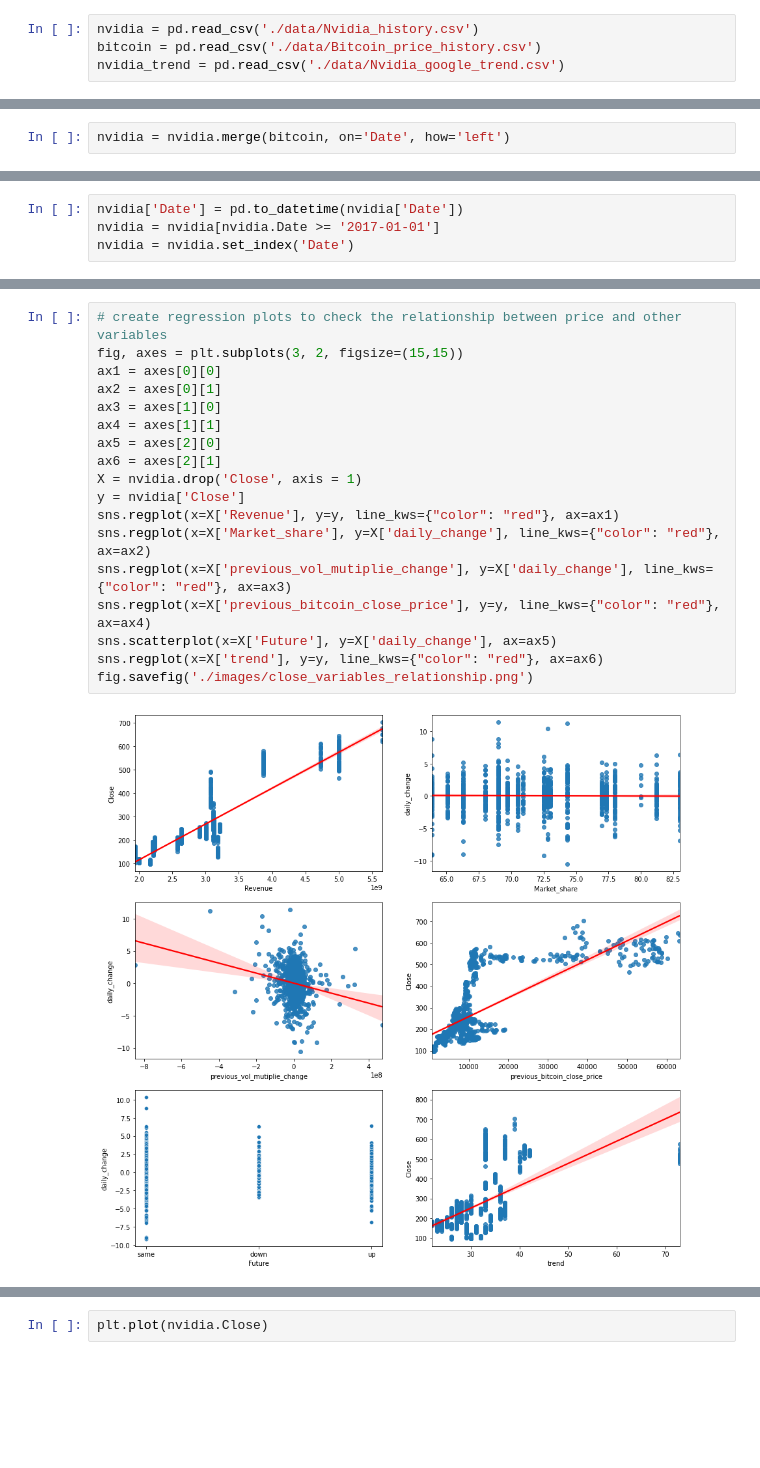
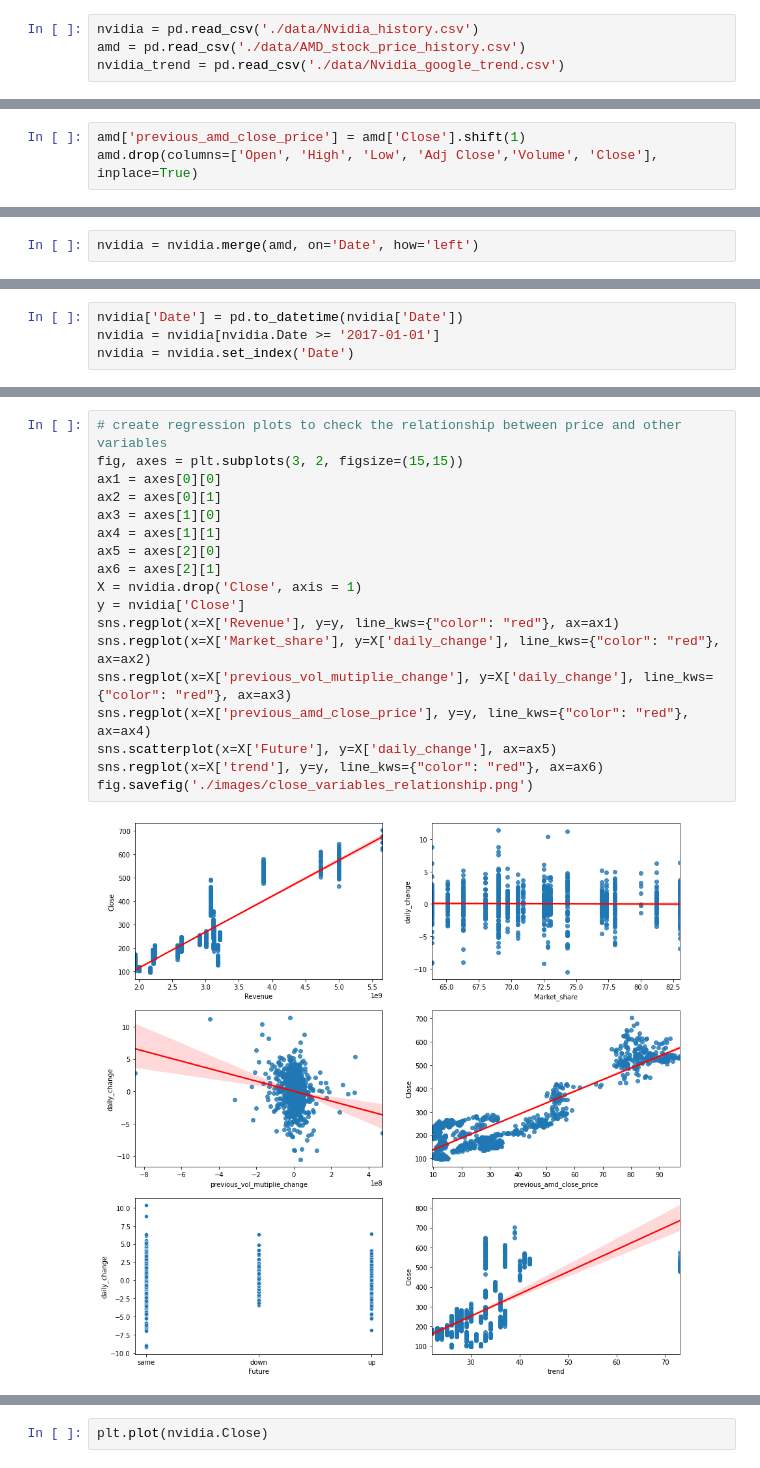
Before and after one commit to jayce7376/Nvidia_Stock_Prediction, a Jupyter notebook: notebook.ipynb, the cells around one changed output, grey strips where cells are left out. Saved outputs shown, nothing was run; the diff lists cells and outputs as text; blank space fills up the shorter version.

```diff
--- a/notebook.ipynb
+++ b/notebook.ipynb
@@ -26,7 +26,7 @@ import warnings
 warnings.filterwarnings('ignore')
 # %%
 nvidia = pd.read_csv('./data/Nvidia_history.csv')
-bitcoin = pd.read_csv('./data/Bitcoin_price_history.csv')
+amd = pd.read_csv('./data/AMD_stock_price_history.csv')
 nvidia_trend = pd.read_csv('./data/Nvidia_google_trend.csv')
 # %%
 nvidia
@@ -89,0 +55,3 @@ bitcoin
+# %%
+amd['previous_amd_close_price'] = amd['Close'].shift(1)
+amd.drop(columns=['Open', 'High', 'Low', 'Adj Close','Volume', 'Close'], inplace=True)
@@ -90,5 +74,5 @@ bitcoin
 # %%
-nvidia = nvidia.merge(bitcoin, on='Date', how='left')
+nvidia = nvidia.merge(amd, on='Date', how='left')
 # %%
 nvidia
 # %% [output]
@@ -167,23 +151,23 @@ fig.savefig('./images/variables_distribution.png')
 # %%
 # create regression plots to check the relationship between price and other variables
 fig, axes = plt.subplots(3, 2, figsize=(15,15))
 ax1 = axes[0][0]
 ax2 = axes[0][1]
 ax3 = axes[1][0]
 ax4 = axes[1][1]
 ax5 = axes[2][0]
 ax6 = axes[2][1]
 X = nvidia.drop('Close', axis = 1)
 y = nvidia['Close']
 sns.regplot(x=X['Revenue'], y=y, line_kws={"color": "red"}, ax=ax1)
 sns.regplot(x=X['Market_share'], y=X['daily_change'], line_kws={"color": "red"}, ax=ax2)
 sns.regplot(x=X['previous_vol_mutiplie_change'], y=X['daily_change'], line_kws={"color": "red"}, ax=ax3)
-sns.regplot(x=X['previous_bitcoin_close_price'], y=y, line_kws={"color": "red"}, ax=ax4)
+sns.regplot(x=X['previous_amd_close_price'], y=y, line_kws={"color": "red"}, ax=ax4)
 sns.scatterplot(x=X['Future'], y=X['daily_change'], ax=ax5)
 sns.regplot(x=X['trend'], y=y, line_kws={"color": "red"}, ax=ax6)
 fig.savefig('./images/close_variables_relationship.png')
 # %% [output]
-[figure, old version]
+[figure, new version]
 # %%
 nvidia.info()
 # %% [output]
```
Also changed, not shown: parts of 13 cells of this notebook, 3 other files.
